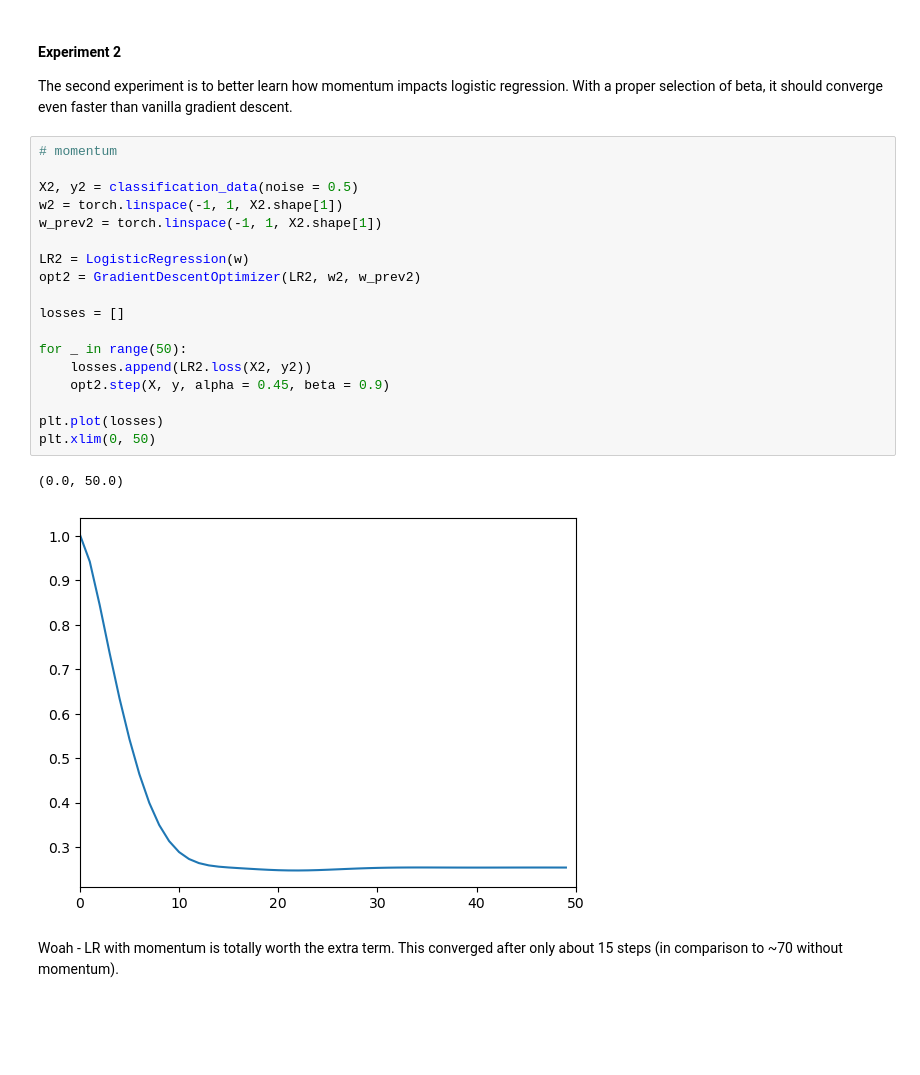
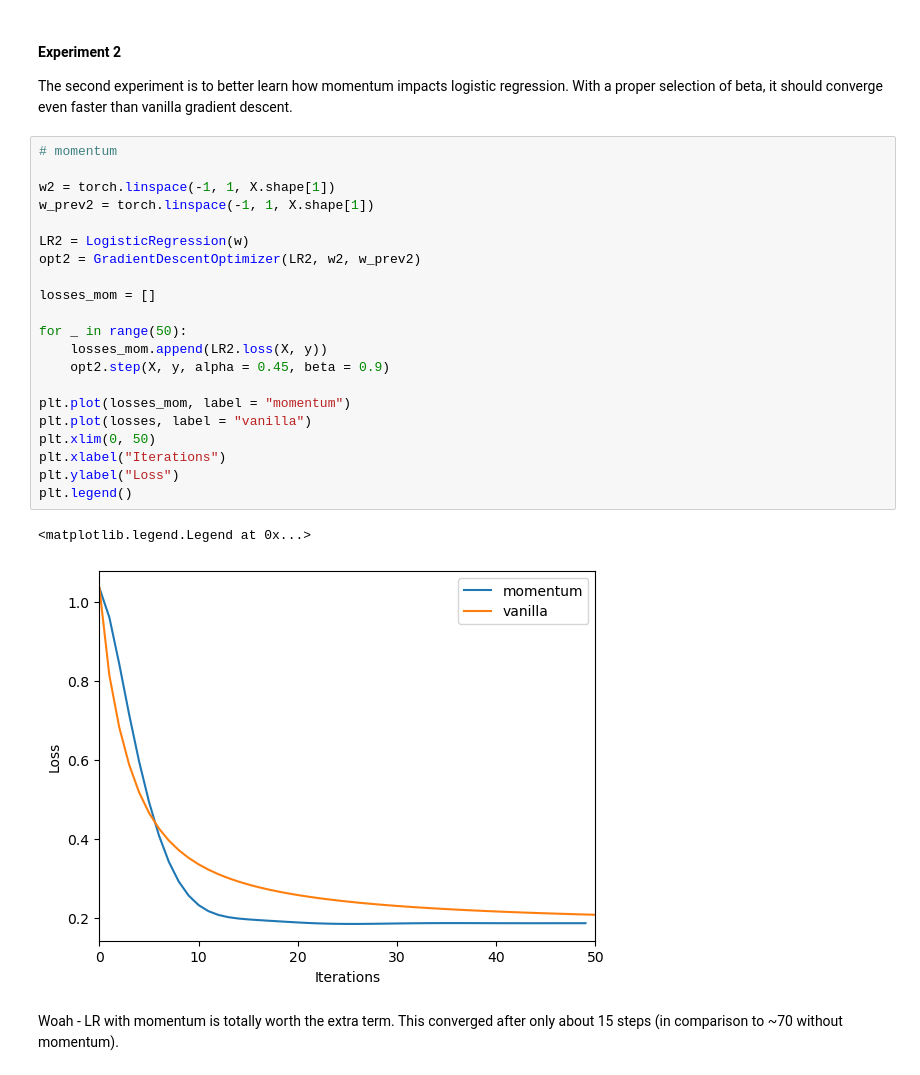
Before and after one commit to ShadowedSpace/ShadowedSpace.github.io, a Jupyter notebook: posts/BP7/BP7.ipynb, the cells around one changed output. Drawn from its saved outputs; the diff is of its cells as text; blank space fills up the shorter version.

```diff
--- a/posts/BP7/BP7.ipynb
+++ b/posts/BP7/BP7.ipynb
@@ -109,24 +109,27 @@ The second experiment is to better learn how momentum impacts logistic regressio
 # %%
 # momentum
 
-X2, y2 = classification_data(noise = 0.5)
-w2 = torch.linspace(-1, 1, X2.shape[1])
-w_prev2 = torch.linspace(-1, 1, X2.shape[1])
+w2 = torch.linspace(-1, 1, X.shape[1])
+w_prev2 = torch.linspace(-1, 1, X.shape[1])
 
 LR2 = LogisticRegression(w)
 opt2 = GradientDescentOptimizer(LR2, w2, w_prev2)
 
-losses = []
+losses_mom = []
 
 for _ in range(50):
-    losses.append(LR2.loss(X2, y2))
+    losses_mom.append(LR2.loss(X, y))
     opt2.step(X, y, alpha = 0.45, beta = 0.9)
 
-plt.plot(losses)
+plt.plot(losses_mom, label = "momentum")
+plt.plot(losses, label = "vanilla")
 plt.xlim(0, 50)
+plt.xlabel("Iterations")
+plt.ylabel("Loss")
+plt.legend()
 # %% [output]
-(0.0, 50.0)
+<matplotlib.legend.Legend at 0x...>
-[figure, old version]
+[figure, new version]
 # %% [markdown]
 Woah - LR with momentum is totally worth the extra term. This converged after only about 15 steps (in comparison to ~70 without momentum).
 # %%
```
Also changed, not shown: parts of 7 cells of this notebook, 9 other files.
